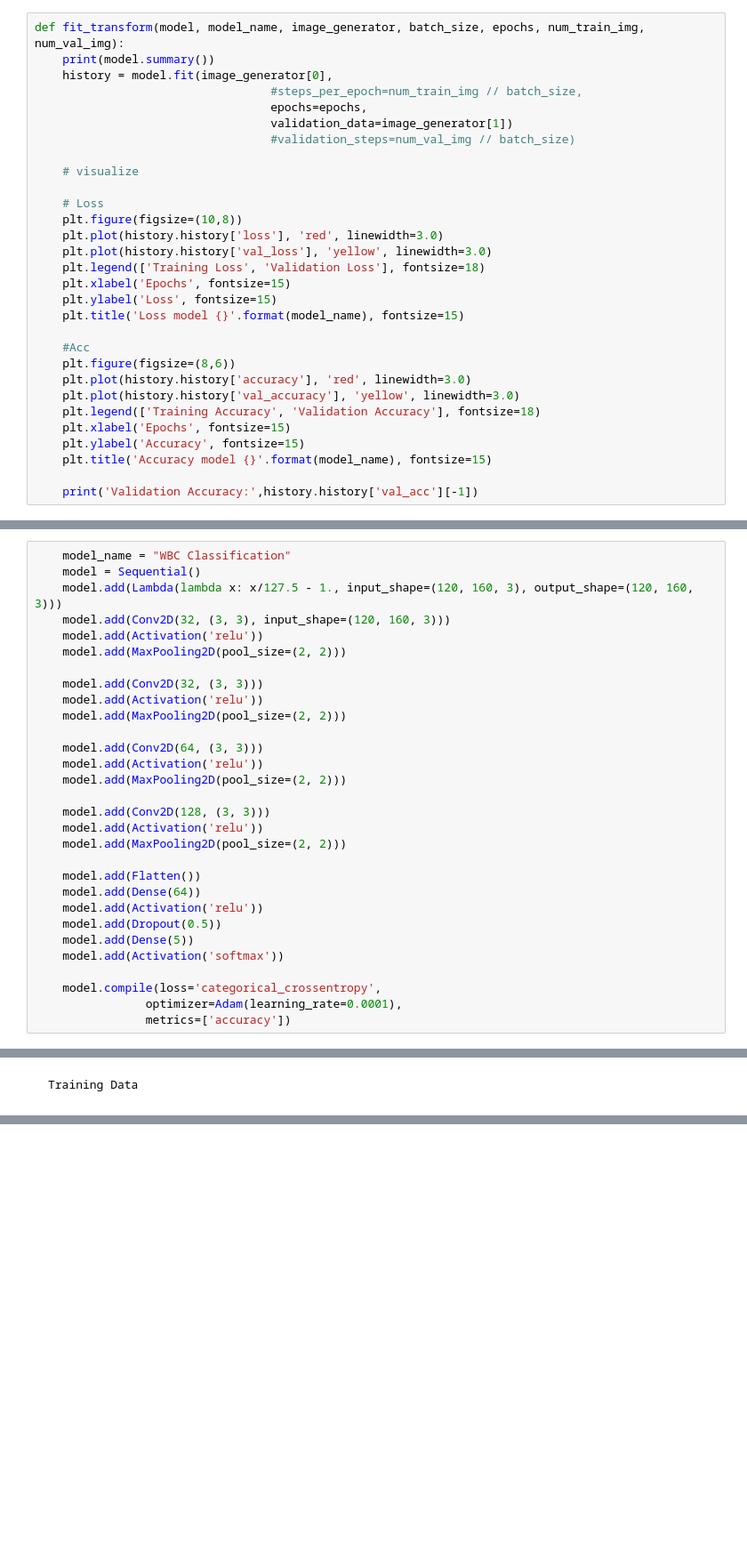
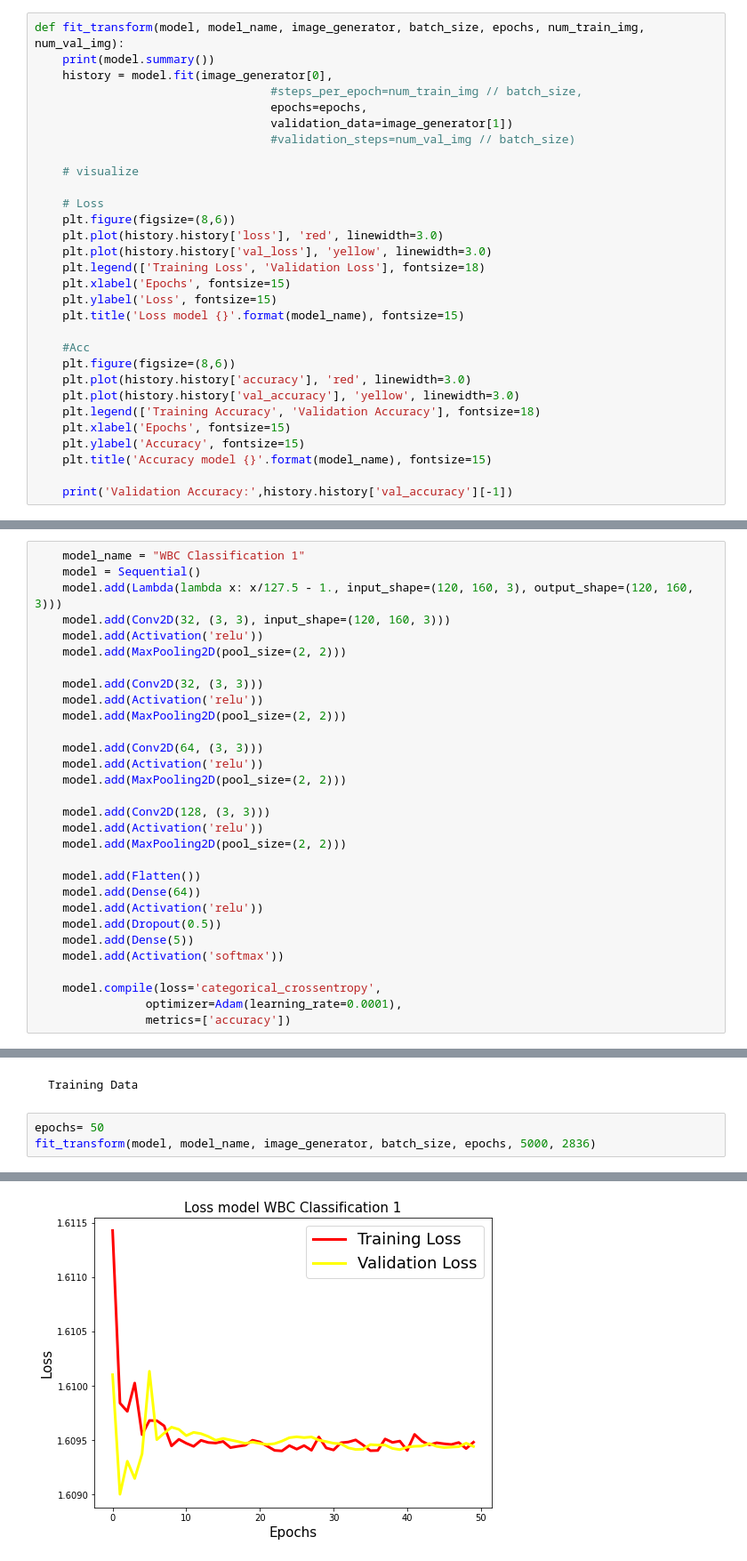
Before and after one commit to PTson2207/Classification-WBC, a Jupyter notebook: Second_Classification.ipynb, the cells around one changed output, grey strips where cells are left out. Shown at 89% size. Saved outputs shown, nothing was run; the diff lists cells and outputs as text; blank space fills up the shorter version.

Commit message:
update model

```diff
--- a/Second_Classification.ipynb
+++ b/Second_Classification.ipynb
@@ -70,7 +70,7 @@ def fit_transform(model, model_name, image_generator, batch_size, epochs, num_tr
     # visualize
 
     # Loss
-    plt.figure(figsize=(10,8))
+    plt.figure(figsize=(8,6))
     plt.plot(history.history['loss'], 'red', linewidth=3.0)
     plt.plot(history.history['val_loss'], 'yellow', linewidth=3.0)
     plt.legend(['Training Loss', 'Validation Loss'], fontsize=18)
@@ -87,11 +87,11 @@ def fit_transform(model, model_name, image_generator, batch_size, epochs, num_tr
     plt.ylabel('Accuracy', fontsize=15)
     plt.title('Accuracy model {}'.format(model_name), fontsize=15)
 
-    print('Validation Accuracy:',history.history['val_acc'][-1])
+    print('Validation Accuracy:',history.history['val_accuracy'][-1])
 # %% [markdown]
     build model
 # %%
-    model_name = "WBC Classification"
+    model_name = "WBC Classification 1"
     model = Sequential()
     model.add(Lambda(lambda x: x/127.5 - 1., input_shape=(120, 160, 3), output_shape=(120, 160, 3)))
     model.add(Conv2D(32, (3, 3), input_shape=(120, 160, 3)))
@@ -123,2 +125,6 @@ def fit_transform(model, model_name, image_generator, batch_size, epochs, num_tr
 # %% [markdown]
     Training Data
+# %%
+epochs= 50
+fit_transform(model, model_name, image_generator, batch_size, epochs, 5000, 2836)
+# %% [output]
@@ -124,0 +148 @@ def fit_transform(model, model_name, image_generator, batch_size, epochs, num_tr
+[figure, added]
```
Also changed, not shown: parts of 5 cells of this notebook.
